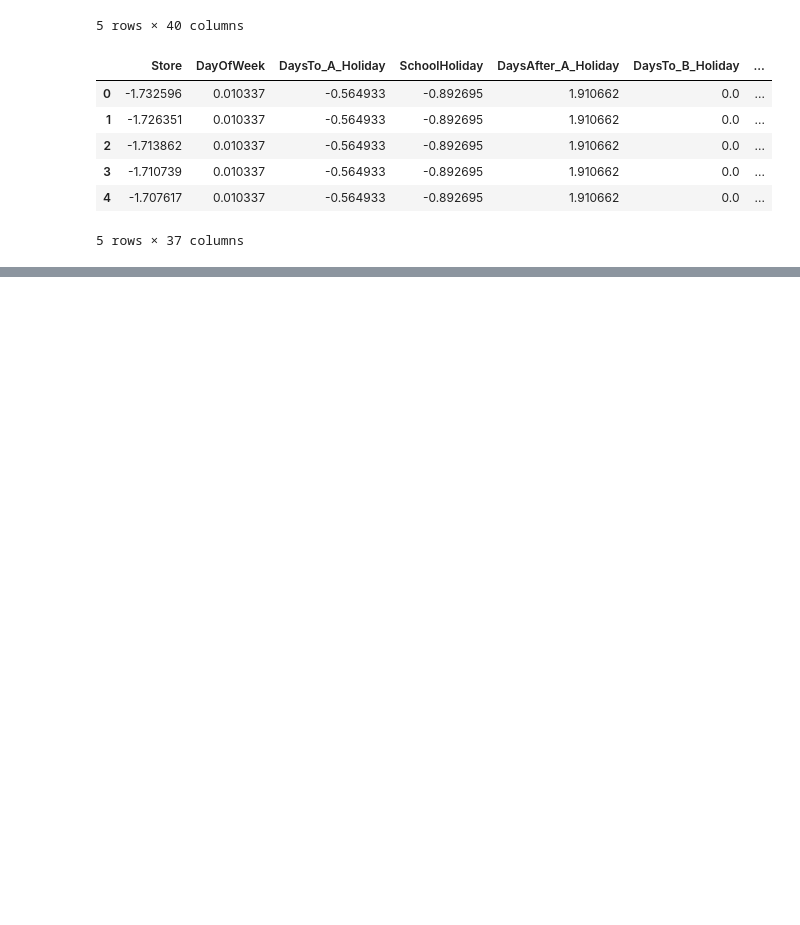
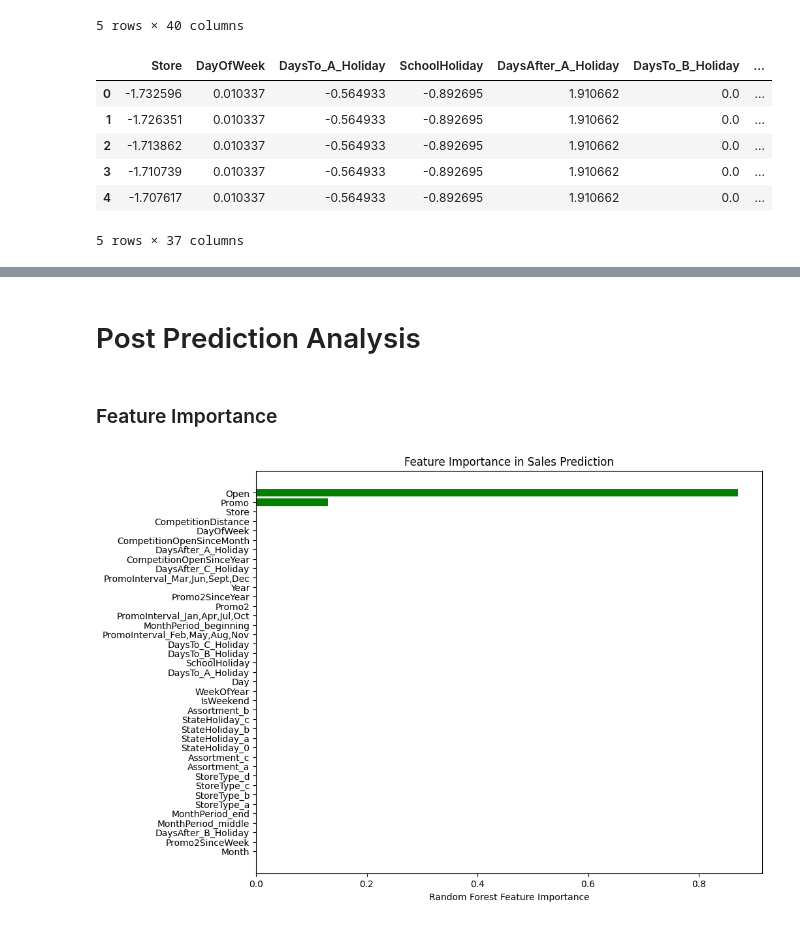
Before and after one commit to GuleWako/10Acadamey-week-4-Pharmaceuticals-finance-data-Analysis, a Jupyter notebook: notebooks/exploratory_analysis_for_forecast.ipynb, the cells around one changed output, grey strips where cells are left out. Saved outputs shown, nothing was run; the diff lists cells and outputs as text; code cells hidden in the pictures; blank space fills up the shorter version.

Commit message:
Building models with sklearn pipelines

```diff
--- a/notebooks/exploratory_analysis_for_forecast.ipynb
+++ b/notebooks/exploratory_analysis_for_forecast.ipynb
@@ -1291,3 +1222,6 @@ train_data_preprocessed_df = pd.DataFrame(train_data_preprocessed, columns=train
+# %%
+from  scripts.feature_engineering import get_preprocessed_train_data
+train_data_preprocessed_df = get_preprocessed_train_data(train_data)
 # %%
 train_data_preprocessed_df.head()
 # %% [output]
@@ -1310,0 +1253,2 @@ test_data_preprocessed_df.head()
+# %%
+pipeline,X_train,y_train =train_ml_model(train_data_preprocessed_df)
@@ -1310,0 +1284,4 @@ test_data_preprocessed_df.head()
+# %% [markdown]
+# Post Prediction Analysis
+# %% [markdown]
+### Feature Importance
@@ -1310,0 +1290,4 @@ test_data_preprocessed_df.head()
+# %%
+post_prediction_feature_importance(pipeline,train_data_preprocessed_df)
+# %% [output]
+[figure, added]
```
Also changed, not shown: parts of 87 cells of this notebook, 8 other files.
